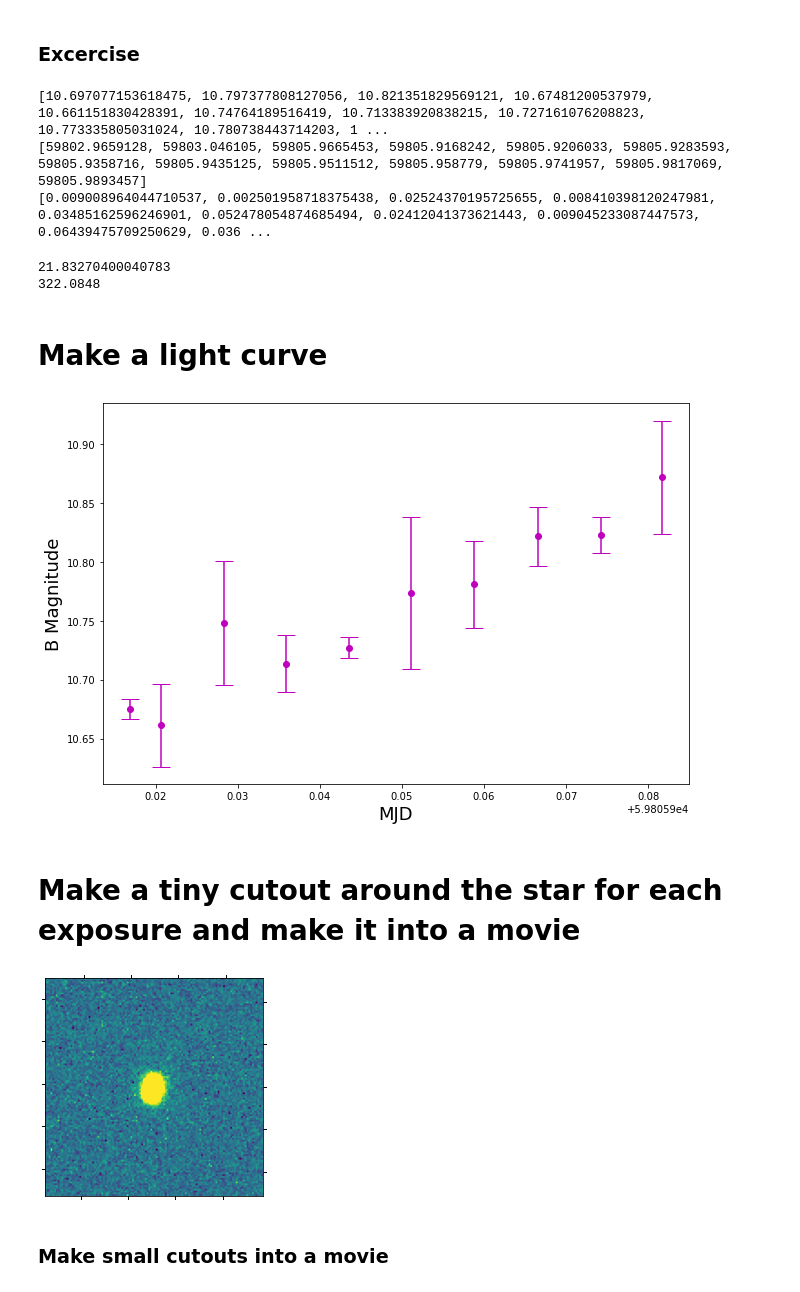
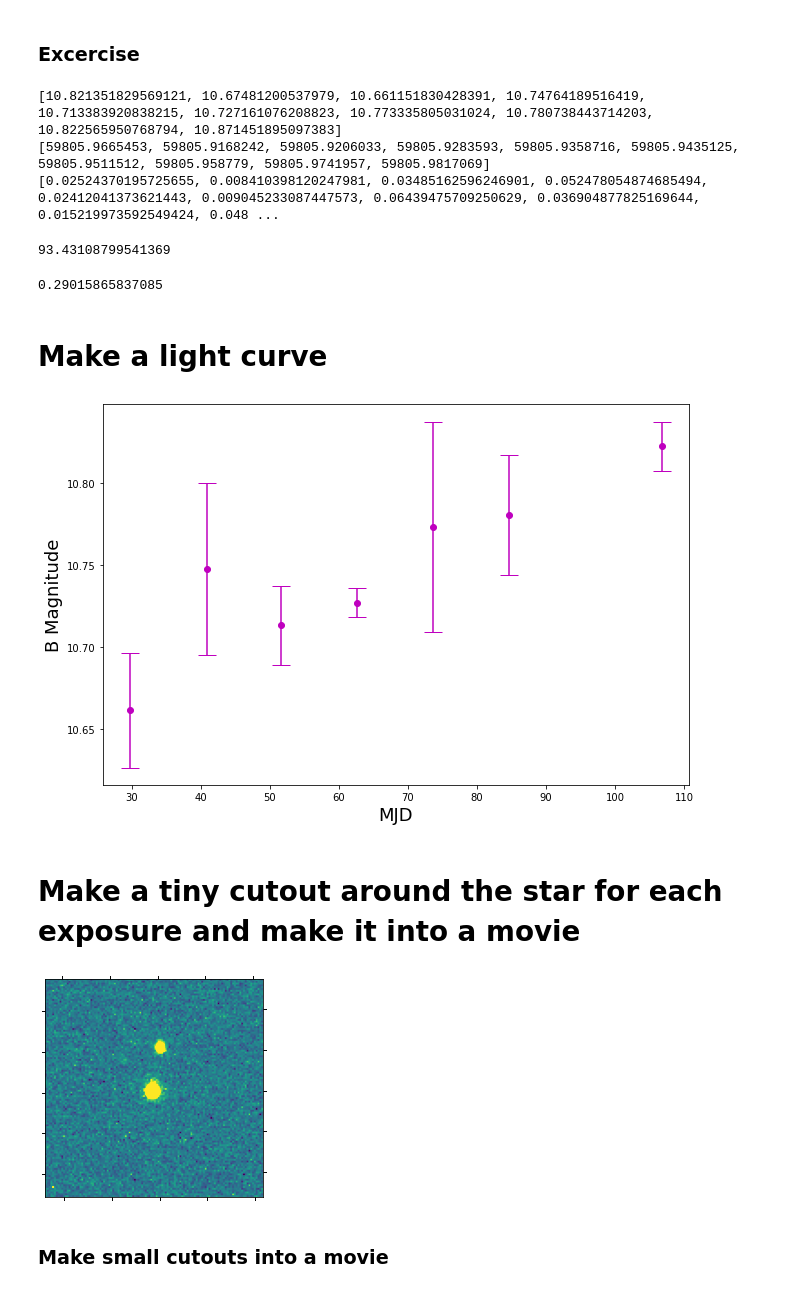
Before and after one commit to jielaizhang/pasea, a Jupyter notebook: LCO/student_workbooks/Target_J_V.ipynb, the cells around one changed output. Cells and saved outputs as stored; diff of their text form; code cells hidden in the pictures.

```diff
--- a/LCO/student_workbooks/Target_J_V.ipynb
+++ b/LCO/student_workbooks/Target_J_V.ipynb
@@ -78,8 +78,10 @@ mypath       = '../../../Data/Target_J/V/'
 outmoviename = 'mymovie.gif'
 # %%
 # Load in all of the fits images in the directory and sort it
+# Get just the ones on 14th August, and not the last one cos it's cloudy
 
-image_list = glob.glob(mypath+'*e91.fits.fz')
+image_list = glob.glob(mypath+'*20220814*e91.fits.fz')
 image_list.sort()
+image_list=image_list[:-1]
 print(image_list)
 # %% [output]
@@ -235,33 +237,33 @@ print(Bmag)
 print(obstime)
 print(Bmag_e)
 # %% [output]
-[10.697077153618475, 10.797377808127056, 10.821351829569121, 10.67481200537979, 10.661151830428391, 10.74764189516419, 10.713383920838215, 10.727161076208823, 10.773335805031024, 10.780738443714203, 1 ...
-[59802.9659128, 59803.046105, 59805.9665453, 59805.9168242, 59805.9206033, 59805.9283593, 59805.9358716, 59805.9435125, 59805.9511512, 59805.958779, 59805.9741957, 59805.9817069, 59805.9893457]
-[0.009008964044710537, 0.002501958718375438, 0.02524370195725655, 0.008410398120247981, 0.03485162596246901, 0.052478054874685494, 0.02412041373621443, 0.009045233087447573, 0.06439475709250629, 0.036 ...
+[10.821351829569121, 10.67481200537979, 10.661151830428391, 10.74764189516419, 10.713383920838215, 10.727161076208823, 10.773335805031024, 10.780738443714203, 10.822565950768794, 10.871451895097383]
+[59805.9665453, 59805.9168242, 59805.9206033, 59805.9283593, 59805.9358716, 59805.9435125, 59805.9511512, 59805.958779, 59805.9741957, 59805.9817069]
+[0.02524370195725655, 0.008410398120247981, 0.03485162596246901, 0.052478054874685494, 0.02412041373621443, 0.009045233087447573, 0.06439475709250629, 0.036904877825169644, 0.015219973592549424, 0.048 ...
-# %%
-index_start    = 2
-index_end      = -1
-xx = obstime[index_start:index_end]
-print((xx[-1]-xx[0])*24*60)
-print(5.36808*60)
-# %% [output]
-21.83270400040783
-322.0848
+# %%
+(np.max(obstime)-np.min(obstime))*24*60
+# %% [output]
+93.43108799541369
+# %%
+((np.max(obstime)-np.min(obstime))*24*60)/322
+# %% [output]
+0.29015865837085
 # %% [markdown]
 # Make a light curve
 # %%
 # # Make a rudimentary lightcurve
 
 plt.figure(figsize=(10.5, 7))
 index_start    = 2
 index_end      = -1
-plt.errorbar(obstime[index_start:index_end],Bmag[index_start:index_end],
+obstime_minutes = (np.array(obstime)[index_start:index_end] - 59805.9) * 24 * 60
+plt.errorbar(obstime_minutes,Bmag[index_start:index_end],
              xerr=None,yerr=Bmag_e[index_start:index_end], fmt='mo', capsize=9.0)
 plt.xlabel('MJD', fontsize=18)
 plt.ylabel('B Magnitude', fontsize=18)
 plt.show()
 # %% [output]
-[figure, old version]
+[figure, new version]
 # %% [markdown]
 # Make a tiny cutout around the star for each exposure and make it into a movie
 # %%
@@ -329,7 +331,7 @@ for frame in image_list:
     pngname = str(time).replace('.','')
     plt.savefig(mypath+pngname+'.png', overwrite=True)
 # %% [output]
-[figure, old version]
+[figure, new version]
 # %% [markdown]
 ### Make small cutouts into a movie
 # %%
```
Also changed, not shown: parts of 3 cells of this notebook, 2 other files.
